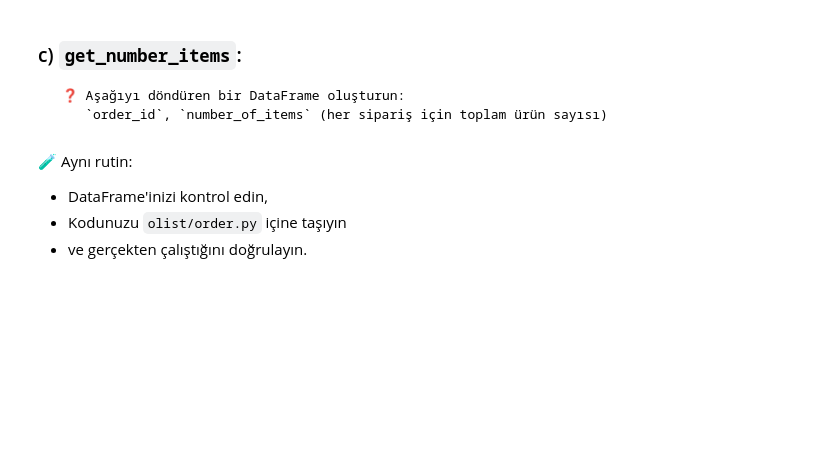
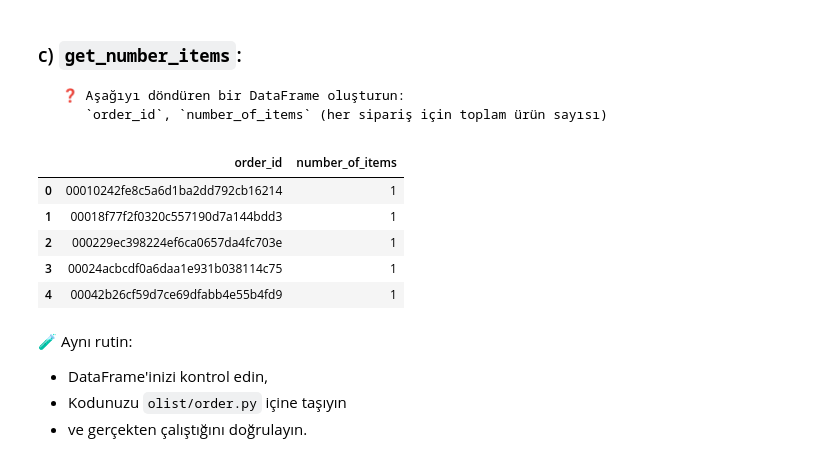
Before and after one commit to inurekici/S14D3Ps--olist-analysis, a Jupyter notebook: 01-Statistical-Inference/data-orders/orders.ipynb, the cells around one changed output. Cells and saved outputs as stored; diff of their text form; code cells hidden in the pictures; blank space fills up the shorter version.

Commit message:
feat: implement get_number_items and add test data
Implemented get_number_items in order.py and included the necessary pickle file for testing.

```diff
--- a/01-Statistical-Inference/data-orders/orders.ipynb
+++ b/01-Statistical-Inference/data-orders/orders.ipynb
@@ -396,3 +394,19 @@ git push origin master
+# %%
+items_raw = data['order_items'].copy()
+# %%
+items_count = items_raw.groupby('order_id').count()[['product_id']]
+# %%
+items_count.columns = ['number_of_items']
+items_count = items_count.reset_index()
+# %%
+items_count.head()
+# %% [output]
+|  | order_id | number_of_items |
+| 0 | 00010242fe8c5a6d1ba2dd792cb16214 | 1 |
+| 1 | 00018f77f2f0320c557190d7a144bdd3 | 1 |
+| 2 | 000229ec398224ef6ca0657da4fc703e | 1 |
+| 3 | 00024acbcdf0a6daa1e931b038114c75 | 1 |
+| 4 | 00042b26cf59d7ce69dfabb4e55b4fd9 | 1 |
 # %% [markdown]
 🧪 Aynı rutin:
 * DataFrame'inizi kontrol edin,
```
Also changed, not shown: parts of 1 cell of this notebook, 2 other files.
